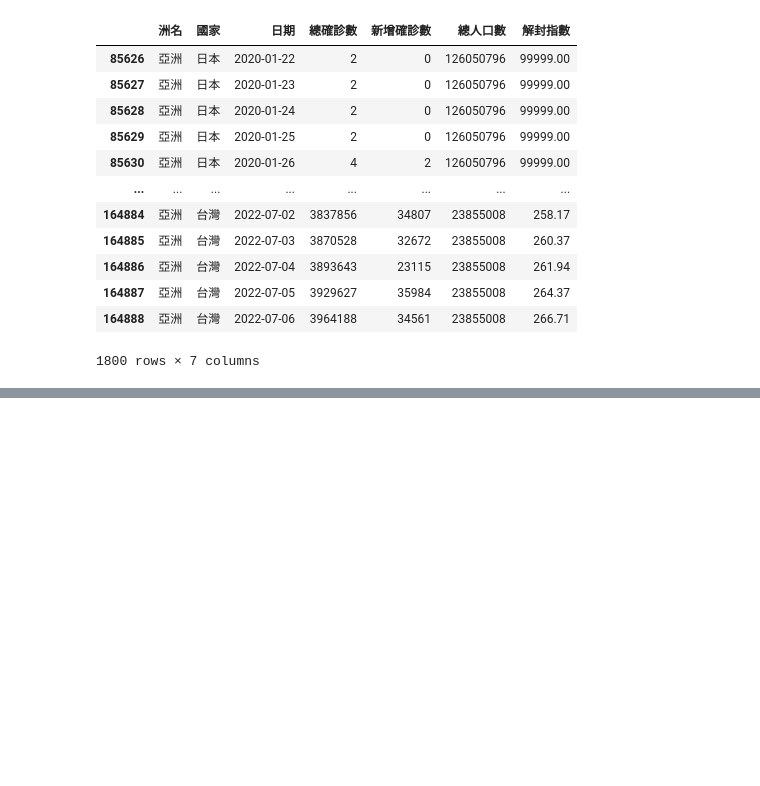
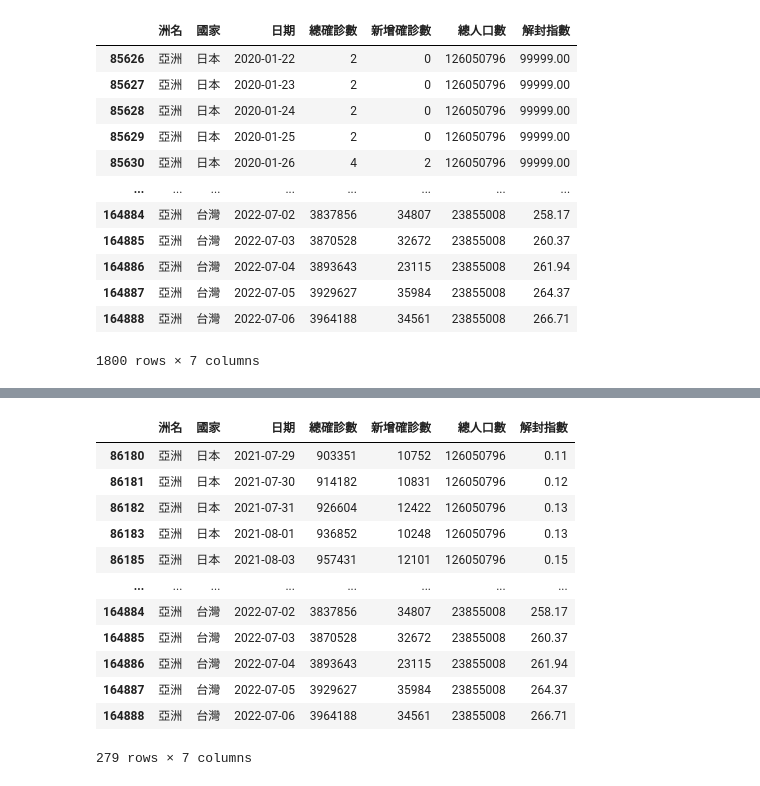
Before and after one commit to angelaleepython/__2024_01_28_Sunday, a Jupyter notebook: lesson18/lesson18_2.ipynb, the cells around one changed output, grey strips where cells are left out. Cells and saved outputs as stored; diff of their text form; code cells hidden in the pictures; blank space fills up the shorter version.

```diff
--- a/lesson18/lesson18_2.ipynb
+++ b/lesson18/lesson18_2.ipynb
@@ -163,0 +180,16 @@ t_j_df
+# %%
+t_j_df.query('新增確診數>=10000')
+# %% [output]
+|  | 洲名 | 國家 | 日期 | 總確診數 | 新增確診數 | 總人口數 | 解封指數 |
+| 86180 | 亞洲 | 日本 | 2021-07-29 | 903351 | 10752 | 126050796 | 0.11 |
+| 86181 | 亞洲 | 日本 | 2021-07-30 | 914182 | 10831 | 126050796 | 0.12 |
+| 86182 | 亞洲 | 日本 | 2021-07-31 | 926604 | 12422 | 126050796 | 0.13 |
+| 86183 | 亞洲 | 日本 | 2021-08-01 | 936852 | 10248 | 126050796 | 0.13 |
+| 86185 | 亞洲 | 日本 | 2021-08-03 | 957431 | 12101 | 126050796 | 0.15 |
+| ... | ... | ... | ... | ... | ... | ... | ... |
+| 164884 | 亞洲 | 台灣 | 2022-07-02 | 3837856 | 34807 | 23855008 | 258.17 |
+| 164885 | 亞洲 | 台灣 | 2022-07-03 | 3870528 | 32672 | 23855008 | 260.37 |
+| 164886 | 亞洲 | 台灣 | 2022-07-04 | 3893643 | 23115 | 23855008 | 261.94 |
+| 164887 | 亞洲 | 台灣 | 2022-07-05 | 3929627 | 35984 | 23855008 | 264.37 |
+| 164888 | 亞洲 | 台灣 | 2022-07-06 | 3964188 | 34561 | 23855008 | 266.71 |
+279 rows × 7 columns
```
Also changed, not shown: parts of 4 cells of this notebook.
